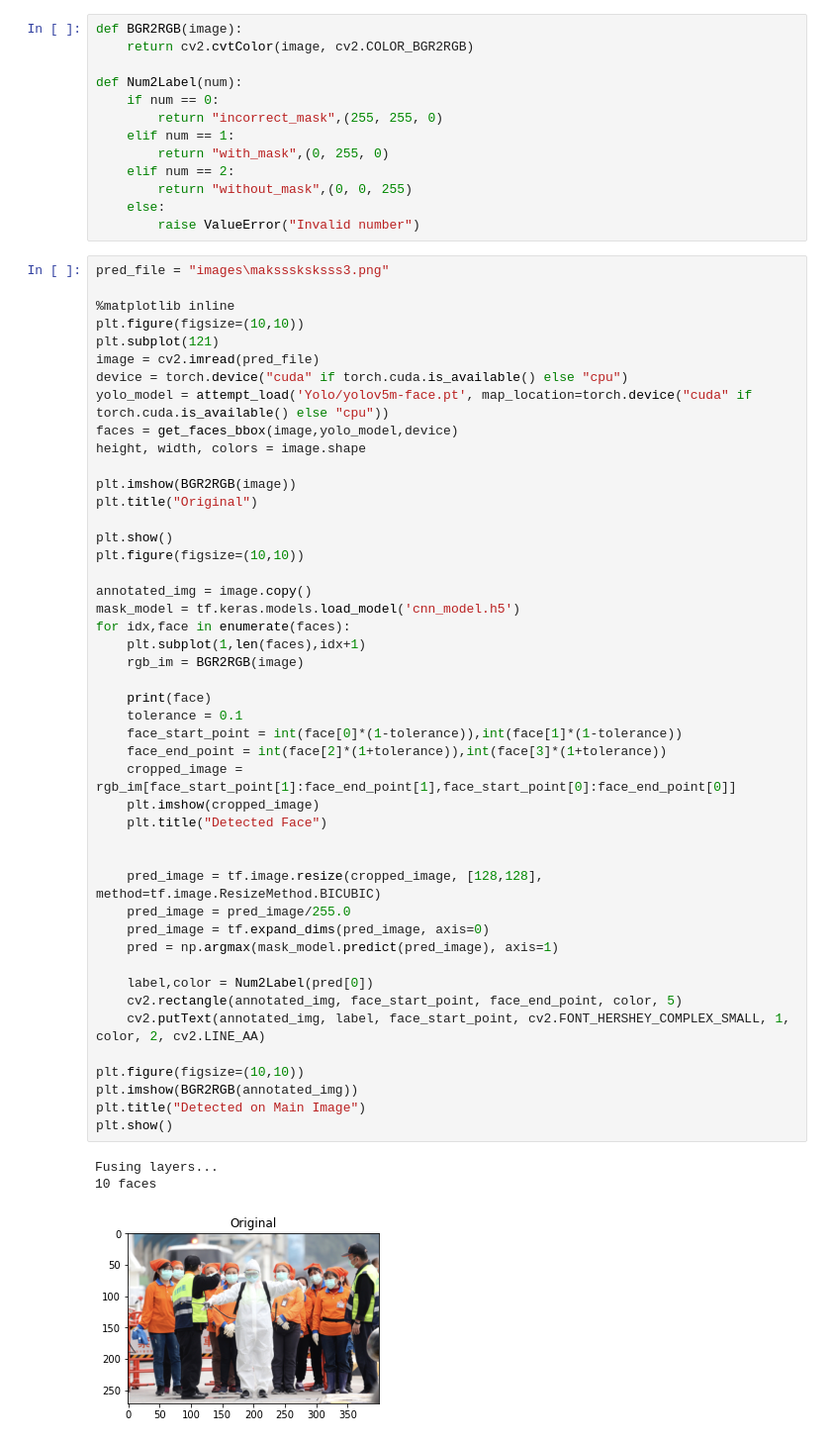
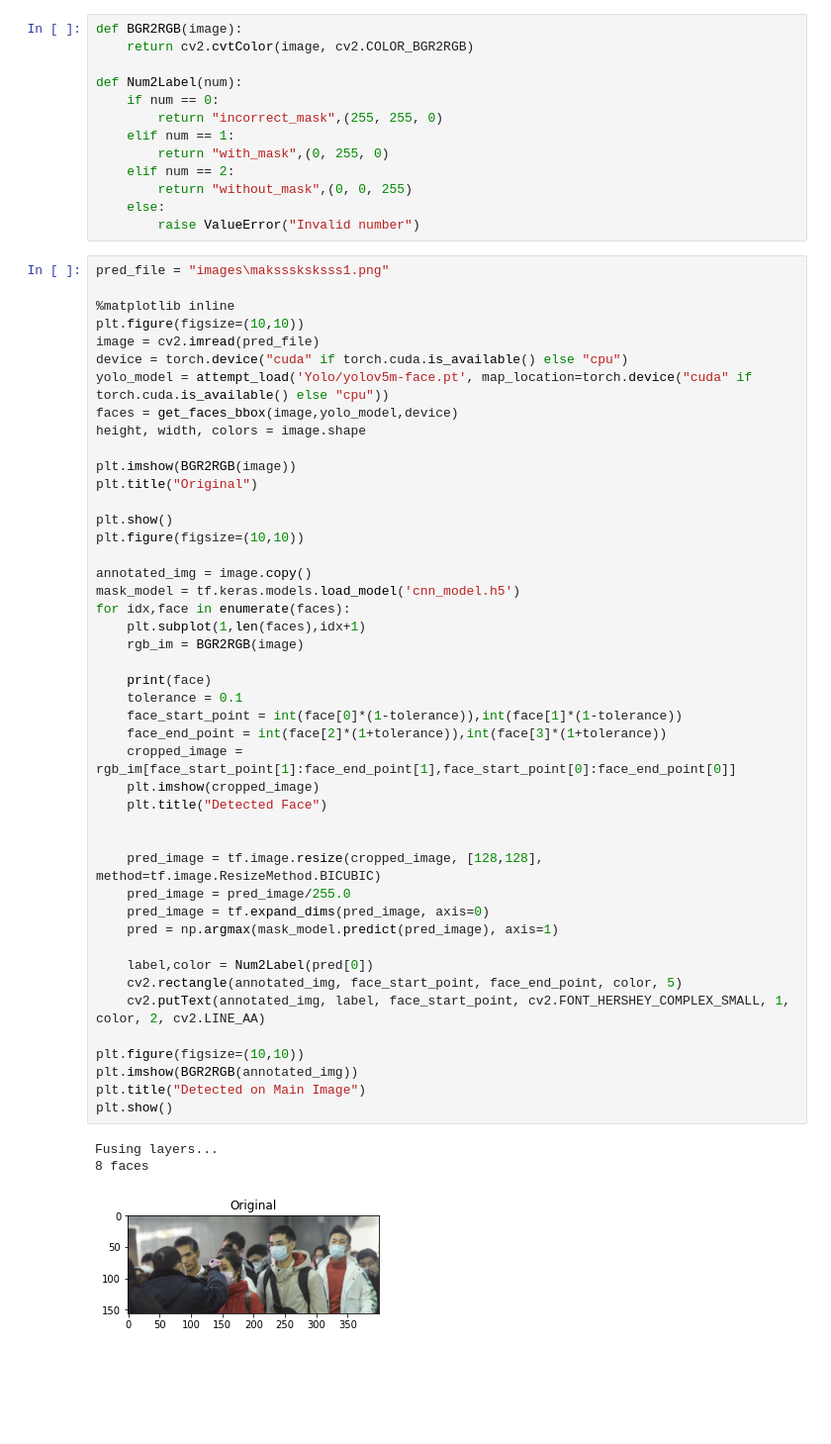
Before and after one commit to arve1n/Deep_Learning_Kelompok1, a Jupyter notebook: Face_Detection.ipynb, the cells around one changed output. Shown at 99% size. Cells and saved outputs as stored; diff of their text form; blank space fills up the shorter version.

```diff
--- a/Face_Detection.ipynb
+++ b/Face_Detection.ipynb
@@ -418,11 +418,10 @@ def Num2Label(num):
     else:
         raise ValueError("Invalid number")
 # %%
-pred_file = "images\maksssksksss3.png"
+pred_file = "images\maksssksksss1.png"
 
 %matplotlib inline
 plt.figure(figsize=(10,10))
-plt.subplot(121)
 image = cv2.imread(pred_file)
 device = torch.device("cuda" if torch.cuda.is_available() else "cpu")
 yolo_model = attempt_load('Yolo/yolov5m-face.pt', map_location=torch.device("cuda" if torch.cuda.is_available() else "cpu"))
@@ -438,32 +437,32 @@ plt.figure(figsize=(10,10))
 annotated_img = image.copy()
 mask_model = tf.keras.models.load_model('cnn_model.h5')
 for idx,face in enumerate(faces):
     plt.subplot(1,len(faces),idx+1)
     rgb_im = BGR2RGB(image)
 
     print(face)
     tolerance = 0.1
     face_start_point = int(face[0]*(1-tolerance)),int(face[1]*(1-tolerance))
     face_end_point = int(face[2]*(1+tolerance)),int(face[3]*(1+tolerance))
     cropped_image = rgb_im[face_start_point[1]:face_end_point[1],face_start_point[0]:face_end_point[0]]
     plt.imshow(cropped_image)
     plt.title("Detected Face")
 
 
     pred_image = tf.image.resize(cropped_image, [128,128], method=tf.image.ResizeMethod.BICUBIC)
     pred_image = pred_image/255.0
     pred_image = tf.expand_dims(pred_image, axis=0)
     pred = np.argmax(mask_model.predict(pred_image), axis=1)
 
     label,color = Num2Label(pred[0])
     cv2.rectangle(annotated_img, face_start_point, face_end_point, color, 5)
     cv2.putText(annotated_img, label, face_start_point, cv2.FONT_HERSHEY_COMPLEX_SMALL, 1, color, 2, cv2.LINE_AA)
 
 plt.figure(figsize=(10,10))
 plt.imshow(BGR2RGB(annotated_img))
 plt.title("Detected on Main Image")
 plt.show()
 # %% [output]
 Fusing layers...
-10 faces
+8 faces
-[figure, old version]
+[figure, new version]
```
Also changed, not shown: parts of 1 cell of this notebook.
